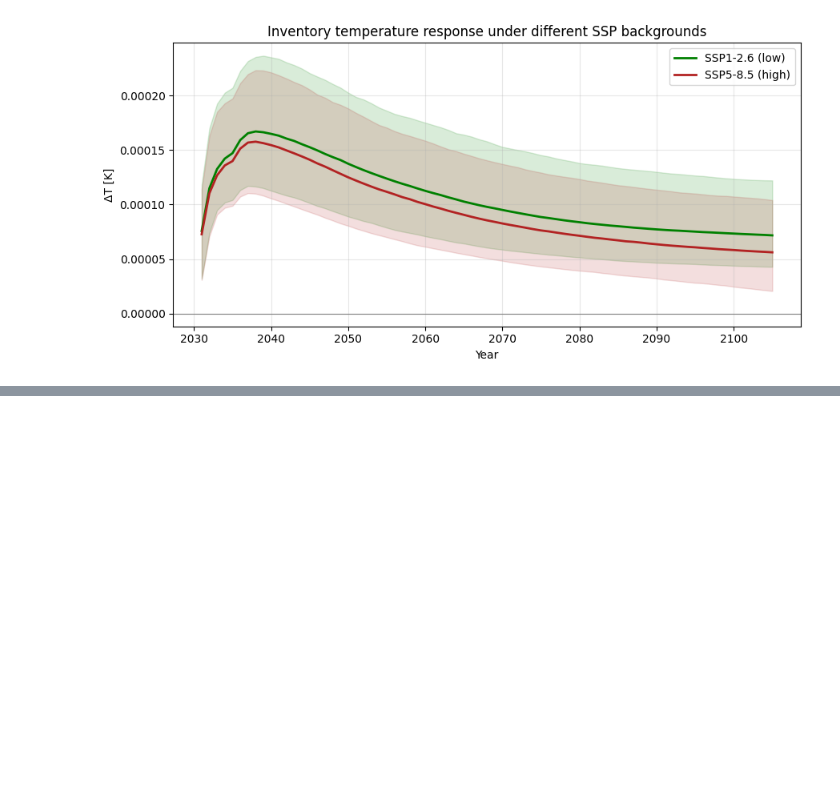
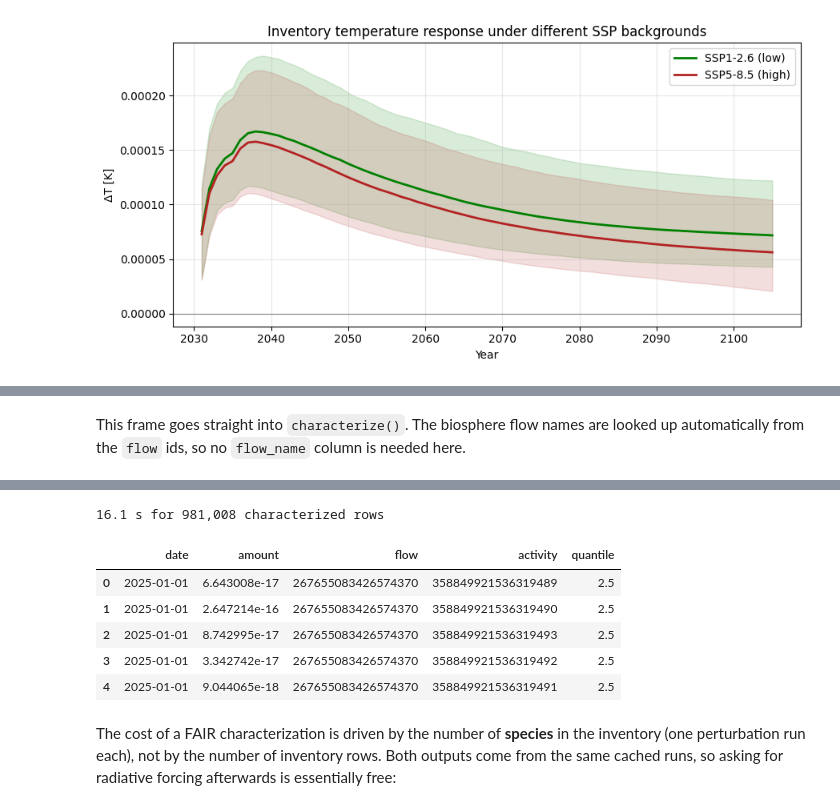
Before and after one commit to brightway-lca/dynamic_characterization, a Jupyter notebook: notebooks/fair_dynamic_lcia_demo.ipynb, the cells around one changed output, grey strips where cells are left out. Saved outputs shown, nothing was run; the diff lists cells and outputs as text; code cells hidden in the pictures; blank space fills up the shorter version.

```diff
--- a/notebooks/fair_dynamic_lcia_demo.ipynb
+++ b/notebooks/fair_dynamic_lcia_demo.ipynb
@@ -267,0 +199,12 @@ From here the per-flow, per-quantile output can be plotted exactly as in Section
+# %%
+import bw2data as bd
+from bw_timex import TimexLCA
+
+bd.projects.set_current("ei312_REMIND_EU")
+
+driving = bd.get_node(database="foreground", name="driving an electric vehicle")
+method = ("ecoinvent-3.12", "EF v3.1", "climate change", "global warming potential (GWP100)")
+
+tlca = TimexLCA({driving: 1}, method)  # 1 ev lifetime
+tlca.build_timeline(temporal_grouping="month", graph_traversal="bfs")
+tlca.lci()
@@ -267,0 +241,16 @@ From here the per-flow, per-quantile output can be plotted exactly as in Section
+# %% [markdown]
+This frame goes straight into `characterize()`. The biosphere flow names are looked up automatically from the `flow` ids, so no `flow_name` column is needed here.
+# %%
+import time
+
+prospective.set_fair_scenario("SSP2", "4.5")
+
+start = time.perf_counter()
+df_ev_temp = characterize(
+    dynamic_inventory_df,
+    metric="fair_temperature",
+    time_horizon=50,
+)
+print(f"{time.perf_counter() - start:.1f} s for {len(df_ev_temp):,} characterized rows")
+df_ev_temp.head()
+# %% [output]
@@ -267,0 +258,9 @@ From here the per-flow, per-quantile output can be plotted exactly as in Section
+16.1 s for 981,008 characterized rows
+|  | date | amount | flow | activity | quantile |
+| 0 | 2025-01-01 | 6.643008e-17 | 267655083426574370 | 358849921536319489 | 2.5 |
+| 1 | 2025-01-01 | 2.647214e-16 | 267655083426574370 | 358849921536319490 | 2.5 |
+| 2 | 2025-01-01 | 8.742995e-17 | 267655083426574370 | 358849921536319493 | 2.5 |
+| 3 | 2025-01-01 | 3.342742e-17 | 267655083426574370 | 358849921536319492 | 2.5 |
+| 4 | 2025-01-01 | 9.044065e-18 | 267655083426574370 | 358849921536319491 | 2.5 |
+# %% [markdown]
+The cost of a FAIR characterization is driven by the number of **species** in the inventory (one perturbation run each), not by the number of inventory rows. Both outputs come from the same cached runs, so asking for radiative forcing afterwards is essentially free:
```
Also changed, not shown: parts of 23 cells of this notebook, 12 other files.
